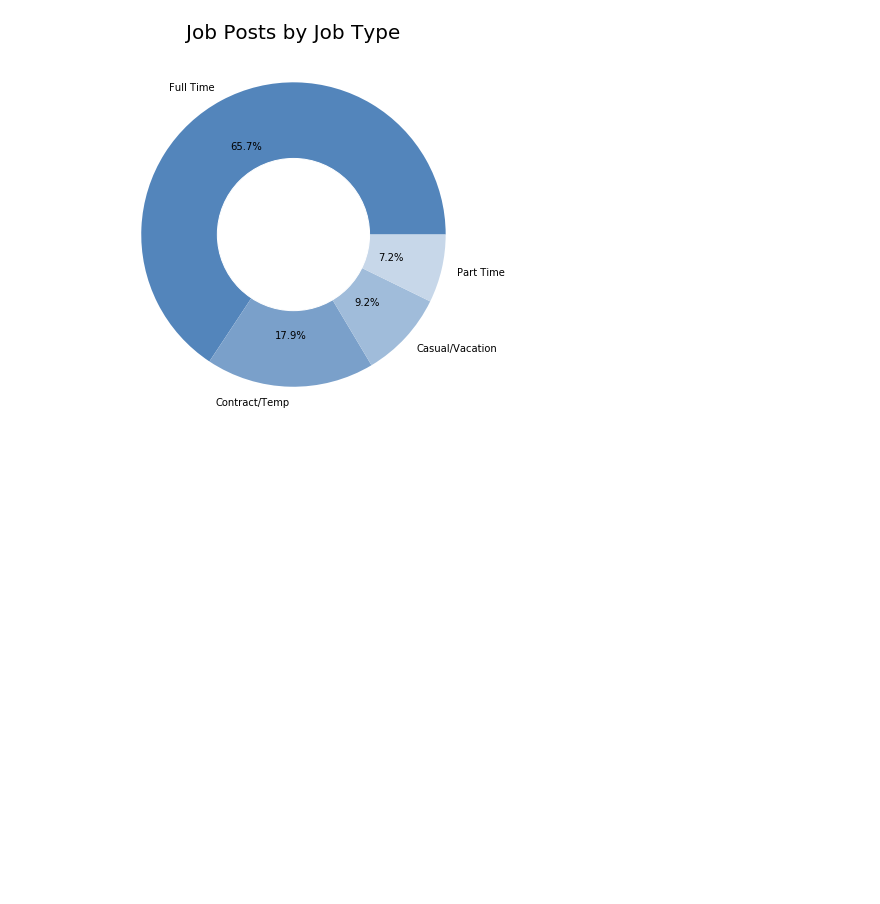
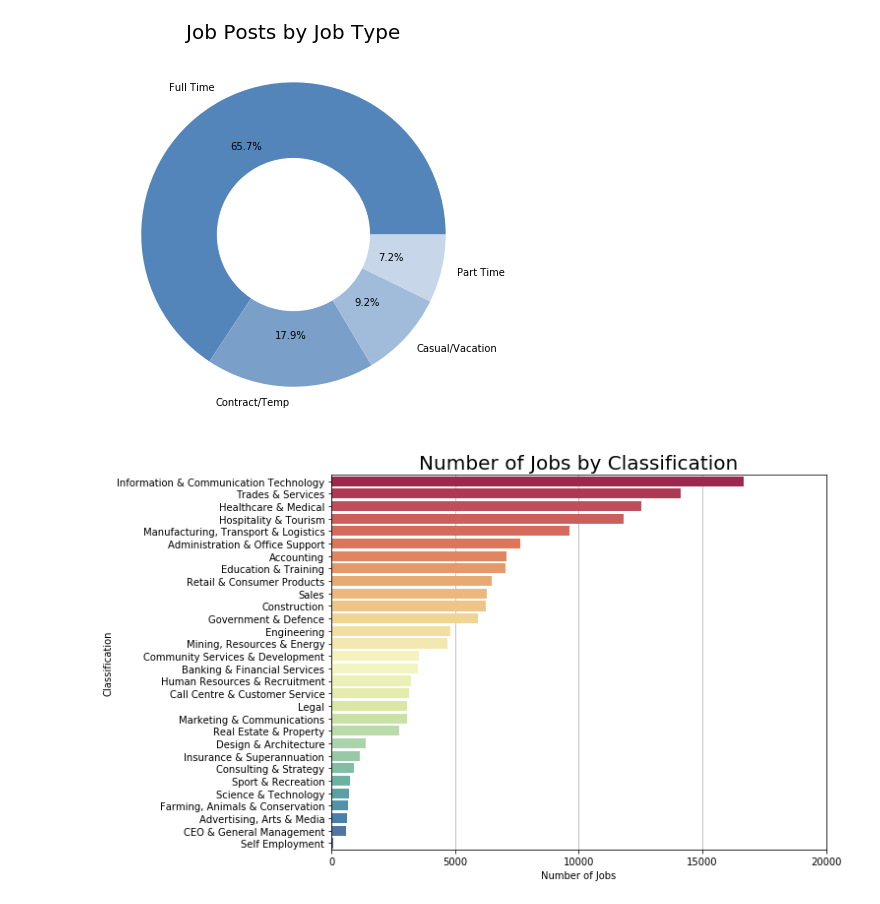
Before and after one commit to muriloOliveira7/7030ICTAssignmentPart1, a Jupyter notebook: job_market.ipynb, the cells around one changed output. Cells and saved outputs as stored; diff of their text form; code cells hidden in the pictures; blank space fills up the shorter version.

Commit message:
Update job_market.ipynb
Add bar chart for classifications - task 2.3

```diff
--- a/job_market.ipynb
+++ b/job_market.ipynb
@@ -305,3 +303,30 @@ plt.ylabel('')
 plt.show()
 # %% [output]
 [figure]
+# %%
+# Task 3
+# Display the list of job sectors and the number of jobs of each type using horizontal bar chart.
+
+# Create a new dataframe grouping by the Classification and sort it
+df_classifications = df3.groupby("Classification").count()
+df_classifications = df_classifications.sort_values(by=['Id'], ascending = False)
+
+# Set up the dataset for the chart
+df_classifications['Count'] = df_classifications["Id"]
+df_classifications['Label'] = df_classifications.index
+
+# Start creating the chart
+plt.figure(figsize=(9,7))
+barChart = sns.barplot(x='Id', y='Label', palette="Spectral", data=df_classifications, dodge=False, zorder=2)
+
+# Set the ticks and gridlines
+plt.xticks(np.arange(0, 20001, 5000.0))
+plt.grid(which='major', axis='x',zorder=0)
+
+# Draw the labels
+plt.title('Number of Jobs by Classification', {'fontsize': '20' })
+plt.xlabel('Number of Jobs')
+plt.ylabel('Classification')
+plt.show()
+# %% [output]
+[figure, added]
```
Also changed, not shown: parts of 3 cells of this notebook.
